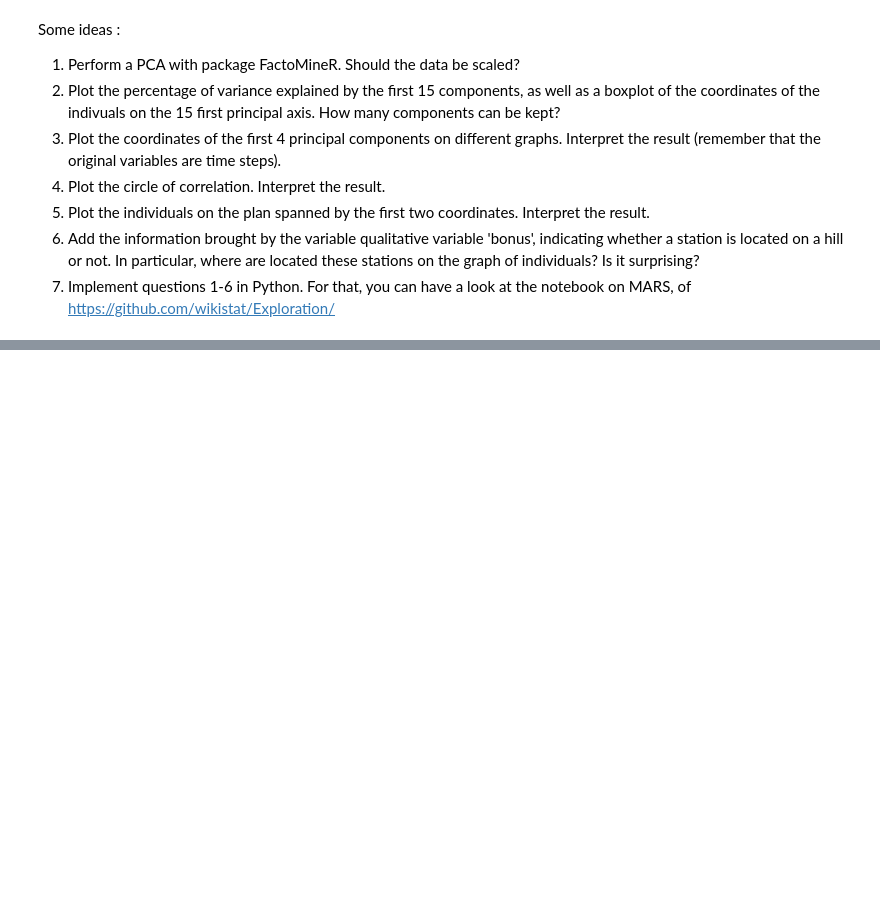
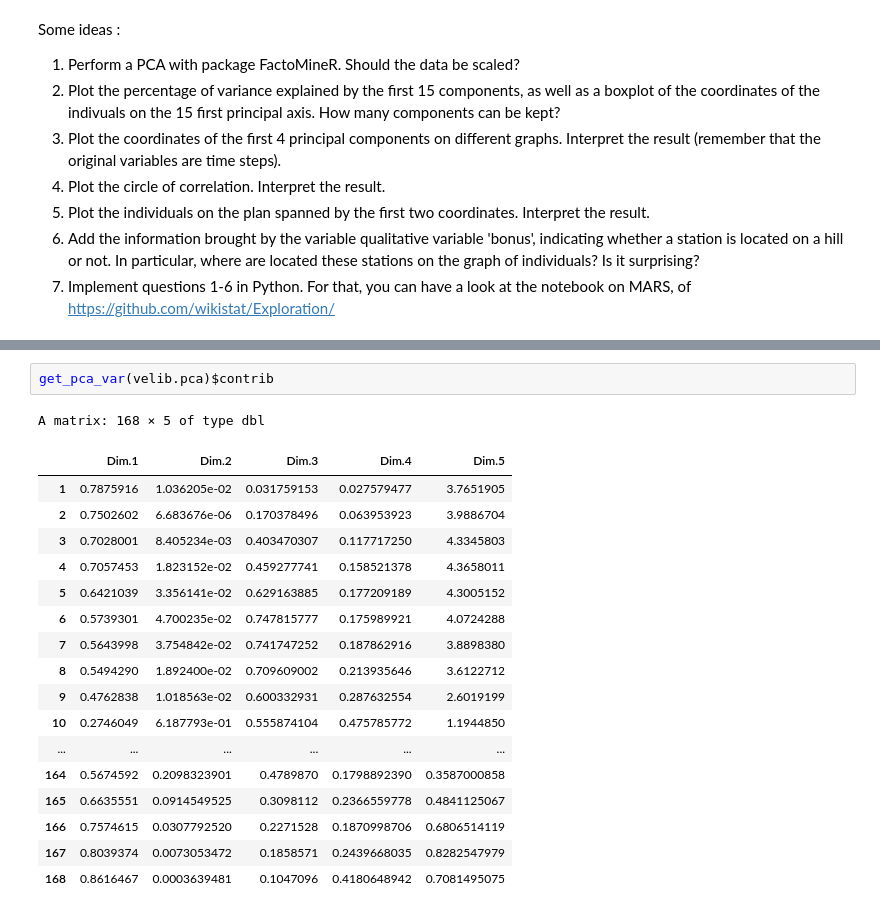
Before and after one commit to jayalabanda/projet-ADD, a Jupyter notebook: velib_Rnotebook_starter_PCA.ipynb, the cells around one changed output, grey strips where cells are left out. Saved outputs shown, nothing was run; the diff lists cells and outputs as text; blank space fills up the shorter version.

```diff
--- a/velib_Rnotebook_starter_PCA.ipynb
+++ b/velib_Rnotebook_starter_PCA.ipynb
@@ -115,0 +121,21 @@ The downloaded binary packages are in
+# %%
+get_pca_var(velib.pca)$contrib
+# %% [output]
+A matrix: 168 × 5 of type dbl
+|  | Dim.1 | Dim.2 | Dim.3 | Dim.4 | Dim.5 |
+| 1 | 0.7875916 | 1.036205e-02 | 0.031759153 | 0.027579477 | 3.7651905 |
+| 2 | 0.7502602 | 6.683676e-06 | 0.170378496 | 0.063953923 | 3.9886704 |
+| 3 | 0.7028001 | 8.405234e-03 | 0.403470307 | 0.117717250 | 4.3345803 |
+| 4 | 0.7057453 | 1.823152e-02 | 0.459277741 | 0.158521378 | 4.3658011 |
+| 5 | 0.6421039 | 3.356141e-02 | 0.629163885 | 0.177209189 | 4.3005152 |
+| 6 | 0.5739301 | 4.700235e-02 | 0.747815777 | 0.175989921 | 4.0724288 |
+| 7 | 0.5643998 | 3.754842e-02 | 0.741747252 | 0.187862916 | 3.8898380 |
+| 8 | 0.5494290 | 1.892400e-02 | 0.709609002 | 0.213935646 | 3.6122712 |
+| 9 | 0.4762838 | 1.018563e-02 | 0.600332931 | 0.287632554 | 2.6019199 |
+| 10 | 0.2746049 | 6.187793e-01 | 0.555874104 | 0.475785772 | 1.1944850 |
+| ... | ... | ... | ... | ... | ... |
+| 164 | 0.5674592 | 0.2098323901 | 0.4789870 | 0.1798892390 | 0.3587000858 |
+| 165 | 0.6635551 | 0.0914549525 | 0.3098112 | 0.2366559778 | 0.4841125067 |
+| 166 | 0.7574615 | 0.0307792520 | 0.2271528 | 0.1870998706 | 0.6806514119 |
+| 167 | 0.8039374 | 0.0073053472 | 0.1858571 | 0.2439668035 | 0.8282547979 |
+| 168 | 0.8616467 | 0.0003639481 | 0.1047096 | 0.4180648942 | 0.7081495075 |
```
Also changed, not shown: parts of 9 cells of this notebook.
